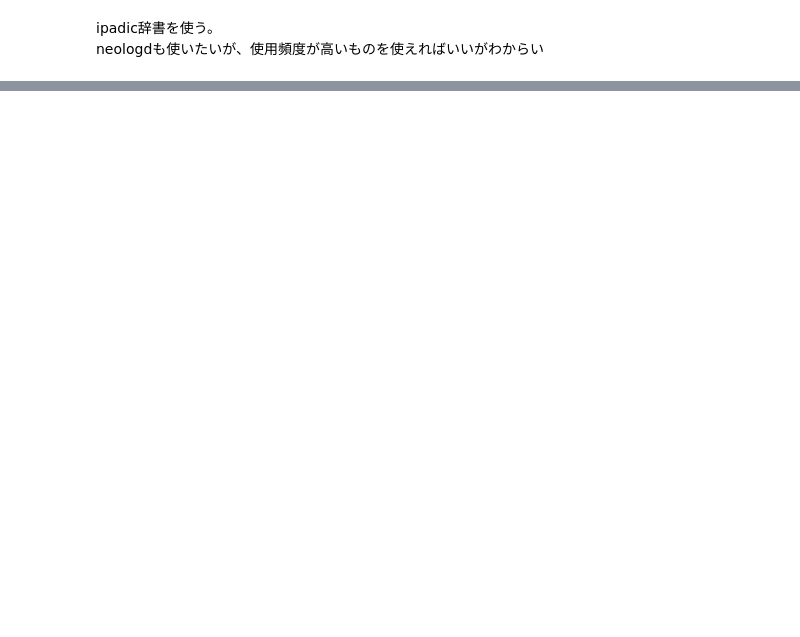
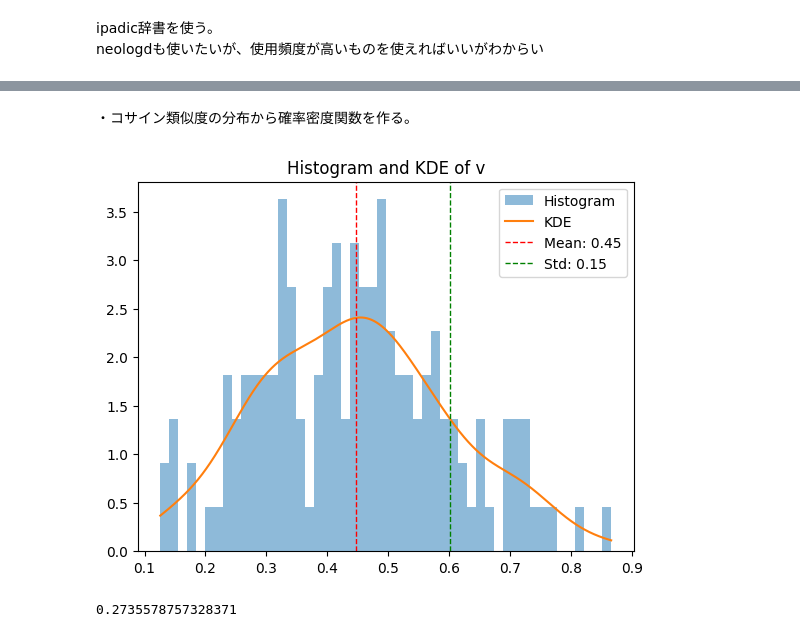
Before and after one commit to 0120MNGR/WordWolfML, a Jupyter notebook: similar_alg.ipynb, the cells around one changed output, grey strips where cells are left out. Cells and saved outputs as stored; diff of their text form; code cells hidden in the pictures; blank space fills up the shorter version.

```diff
--- a/similar_alg.ipynb
+++ b/similar_alg.ipynb
@@ -155,0 +200,17 @@ neologdも使いたいが、使用頻度が高いものを使えればいいが
+# %%
+import ipadic
+import MeCab
+mecab = MeCab.Tagger(ipadic.MECAB_ARGS)
+
+word_pairs_flatten = [w for t in word_pairs for w in t]
+
+word_n = []
+for w in word_pairs_flatten:
+    node = mecab.parseToNode(w)
+    while node:
+        f = node.feature.split(",")
+        if f[0] == "名詞":
+            word_n.append(f)
+        node = node.next
+
+word_n
@@ -155,0 +235,38 @@ neologdも使いたいが、使用頻度が高いものを使えればいいが
+# %% [markdown]
+・コサイン類似度の分布から確率密度関数を作る。
+# %%
+import numpy as np
+import matplotlib.pyplot as plt
+from scipy.stats import gaussian_kde
+
+v = df["score"]
+# KDE の計算
+kde = gaussian_kde(v)
+
+# プロットのための値範囲を設定（vの最小値と最大値の間）
+x = np.linspace(v.min(), v.max(), 1000)
+
+# KDEを用いて確率密度を計算
+density = kde(x)
+
+# ヒストグラムとKDEプロット
+plt.hist(v, bins=50, density=True, alpha=0.5, label='Histogram')
+plt.plot(x, density, label='KDE')
+
+# 平均と標準偏差の表示
+plt.axvline(np.mean(v), color='red', linestyle='dashed', linewidth=1, label=f'Mean: {np.mean(v):.2f}')
+plt.axvline(np.mean(v) + np.std(v), color='green', linestyle='dashed', linewidth=1, label=f'Std: {np.std(v):.2f}')
+
+# タイトルと凡例
+plt.title('Histogram and KDE of v')
+plt.legend()
+
+# プロット表示
+plt.show()
+# %% [output]
+[figure, added]
+# %%
+sample_values = kde.resample(1)
+sample_values.flatten()[0]
+# %% [output]
+0.2735578757328371
```
Also changed, not shown: parts of 16 cells of this notebook, 3 other files.
